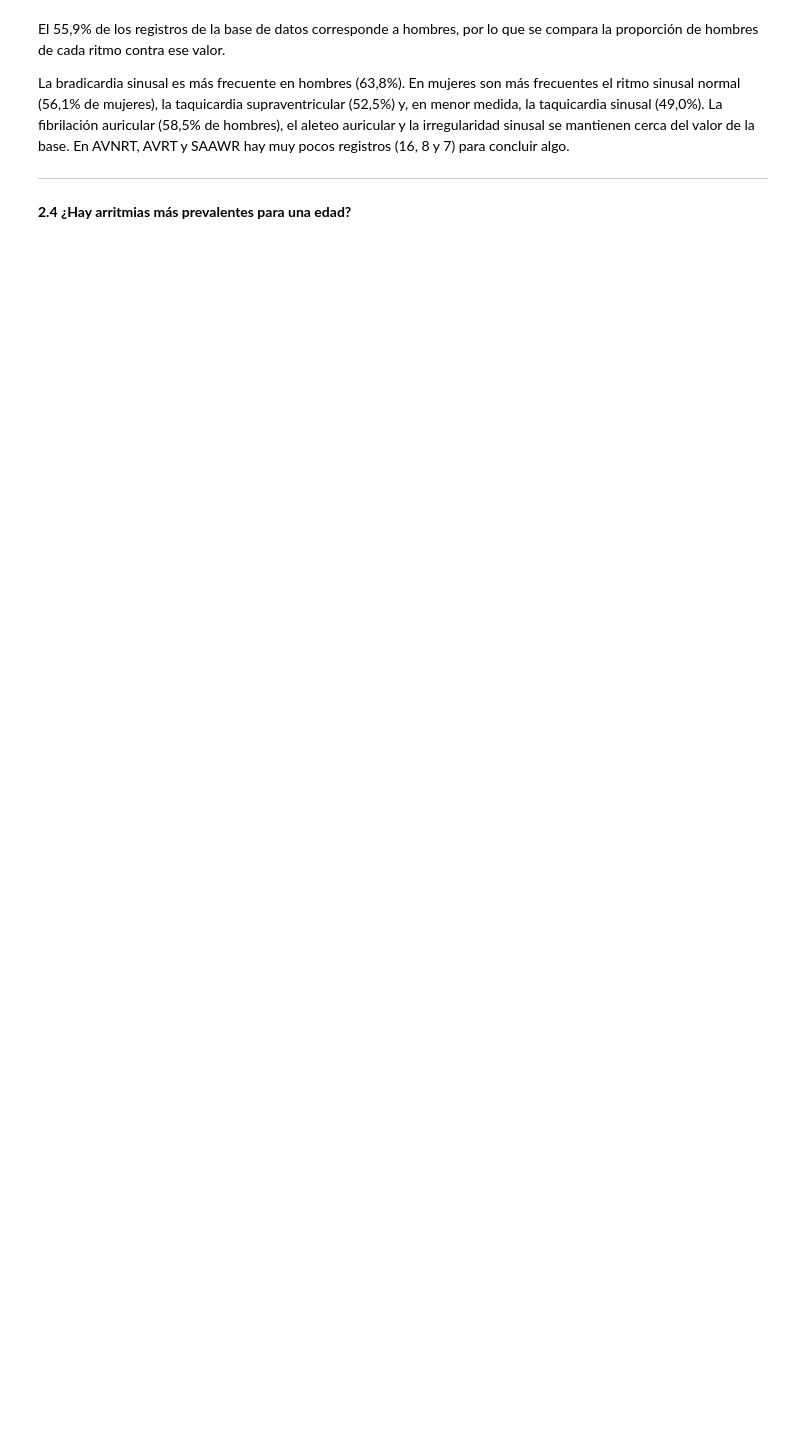
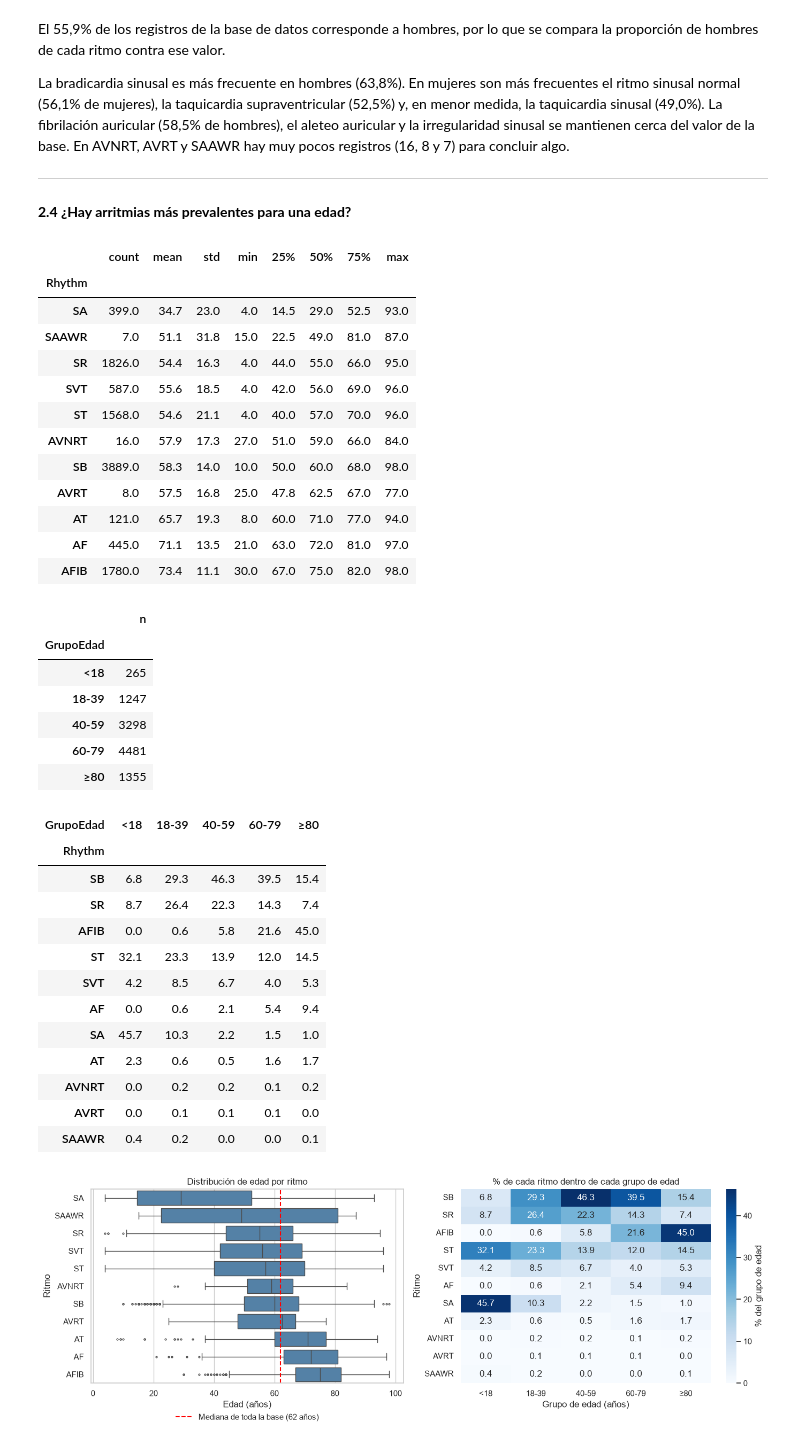
Before and after one commit to valentinamoralese/Biose-ales-Valentina-Morales-Paula-Garcia, a Jupyter notebook: Proyecto1_Valentina_Paula.ipynb, the cells around one changed output. Cells and saved outputs as stored; diff of their text form; code cells hidden in the pictures; blank space fills up the shorter version.

```diff
--- a/Proyecto1_Valentina_Paula.ipynb
+++ b/Proyecto1_Valentina_Paula.ipynb
@@ -274,3 +274,73 @@ La bradicardia sinusal es más frecuente en hombres (63,8%). En mujeres son más
 ---
 # %% [markdown]
 **2.4 ¿Hay arritmias más prevalentes para una edad?**
+# %%
+# Edad por ritmo (ordenado por mediana de edad)
+orden = df["Rhythm"].value_counts().index
+edad_ritmo = (df.groupby("Rhythm")["PatientAge"]
+                .describe()[["count", "mean", "std", "min", "25%", "50%", "75%", "max"]]
+                .sort_values("50%").round(1))
+display(edad_ritmo)
+
+# Grupos de edad
+bins = [0, 18, 40, 60, 80, 120]
+grupos = ["<18", "18-39", "40-59", "60-79", "≥80"]
+df["GrupoEdad"] = pd.cut(df["PatientAge"], bins=bins, labels=grupos, right=False)
+display(df["GrupoEdad"].value_counts().loc[grupos].to_frame("n"))
+
+# % de cada ritmo dentro de cada grupo de edad (cada columna suma 100%)
+ct_edad = pd.crosstab(df["Rhythm"], df["GrupoEdad"], normalize="columns").loc[orden] * 100
+display(ct_edad.round(1))
+
+# Gráficos
+fig, axes = plt.subplots(1, 2, figsize=(14, 5))
+sns.boxplot(data=df, y="Rhythm", x="PatientAge", order=edad_ritmo.index,
+            color="steelblue", fliersize=2, ax=axes[0])
+axes[0].axvline(df["PatientAge"].median(), color="red", linestyle="--",
+                label=f"Mediana de toda la base ({df['PatientAge'].median():.0f} años)")
+axes[0].set_xlabel("Edad (años)")
+axes[0].set_ylabel("Ritmo")
+axes[0].set_title("Distribución de edad por ritmo")
+axes[0].legend(loc="upper center", bbox_to_anchor=(0.5, -0.12), frameon=False)
+
+sns.heatmap(ct_edad, annot=True, fmt=".1f", cmap="Blues", cbar_kws={"label": "% del grupo de edad"}, ax=axes[1])
+axes[1].set_xlabel("Grupo de edad (años)")
+axes[1].set_ylabel("Ritmo")
+axes[1].set_title("% de cada ritmo dentro de cada grupo de edad")
+plt.tight_layout()
+plt.show()
+# %% [output]
+|  | count | mean | std | min | 25% | 50% | 75% | max |
+| Rhythm |  |  |  |  |  |  |  |  |
+| SA | 399.0 | 34.7 | 23.0 | 4.0 | 14.5 | 29.0 | 52.5 | 93.0 |
+| SAAWR | 7.0 | 51.1 | 31.8 | 15.0 | 22.5 | 49.0 | 81.0 | 87.0 |
+| SR | 1826.0 | 54.4 | 16.3 | 4.0 | 44.0 | 55.0 | 66.0 | 95.0 |
+| SVT | 587.0 | 55.6 | 18.5 | 4.0 | 42.0 | 56.0 | 69.0 | 96.0 |
+| ST | 1568.0 | 54.6 | 21.1 | 4.0 | 40.0 | 57.0 | 70.0 | 96.0 |
+| AVNRT | 16.0 | 57.9 | 17.3 | 27.0 | 51.0 | 59.0 | 66.0 | 84.0 |
+| SB | 3889.0 | 58.3 | 14.0 | 10.0 | 50.0 | 60.0 | 68.0 | 98.0 |
+| AVRT | 8.0 | 57.5 | 16.8 | 25.0 | 47.8 | 62.5 | 67.0 | 77.0 |
+| AT | 121.0 | 65.7 | 19.3 | 8.0 | 60.0 | 71.0 | 77.0 | 94.0 |
+| AF | 445.0 | 71.1 | 13.5 | 21.0 | 63.0 | 72.0 | 81.0 | 97.0 |
+| AFIB | 1780.0 | 73.4 | 11.1 | 30.0 | 67.0 | 75.0 | 82.0 | 98.0 |
+|  | n |
+| GrupoEdad |  |
+| <18 | 265 |
+| 18-39 | 1247 |
+| 40-59 | 3298 |
+| 60-79 | 4481 |
+| ≥80 | 1355 |
+| GrupoEdad | <18 | 18-39 | 40-59 | 60-79 | ≥80 |
+| Rhythm |  |  |  |  |  |
+| SB | 6.8 | 29.3 | 46.3 | 39.5 | 15.4 |
+| SR | 8.7 | 26.4 | 22.3 | 14.3 | 7.4 |
+| AFIB | 0.0 | 0.6 | 5.8 | 21.6 | 45.0 |
+| ST | 32.1 | 23.3 | 13.9 | 12.0 | 14.5 |
+| SVT | 4.2 | 8.5 | 6.7 | 4.0 | 5.3 |
+| AF | 0.0 | 0.6 | 2.1 | 5.4 | 9.4 |
+| SA | 45.7 | 10.3 | 2.2 | 1.5 | 1.0 |
+| AT | 2.3 | 0.6 | 0.5 | 1.6 | 1.7 |
+| AVNRT | 0.0 | 0.2 | 0.2 | 0.1 | 0.2 |
+| AVRT | 0.0 | 0.1 | 0.1 | 0.1 | 0.0 |
+| SAAWR | 0.4 | 0.2 | 0.0 | 0.0 | 0.1 |
+[figure, added]
```
Also changed, not shown: parts of 23 cells of this notebook, 1 other file.
